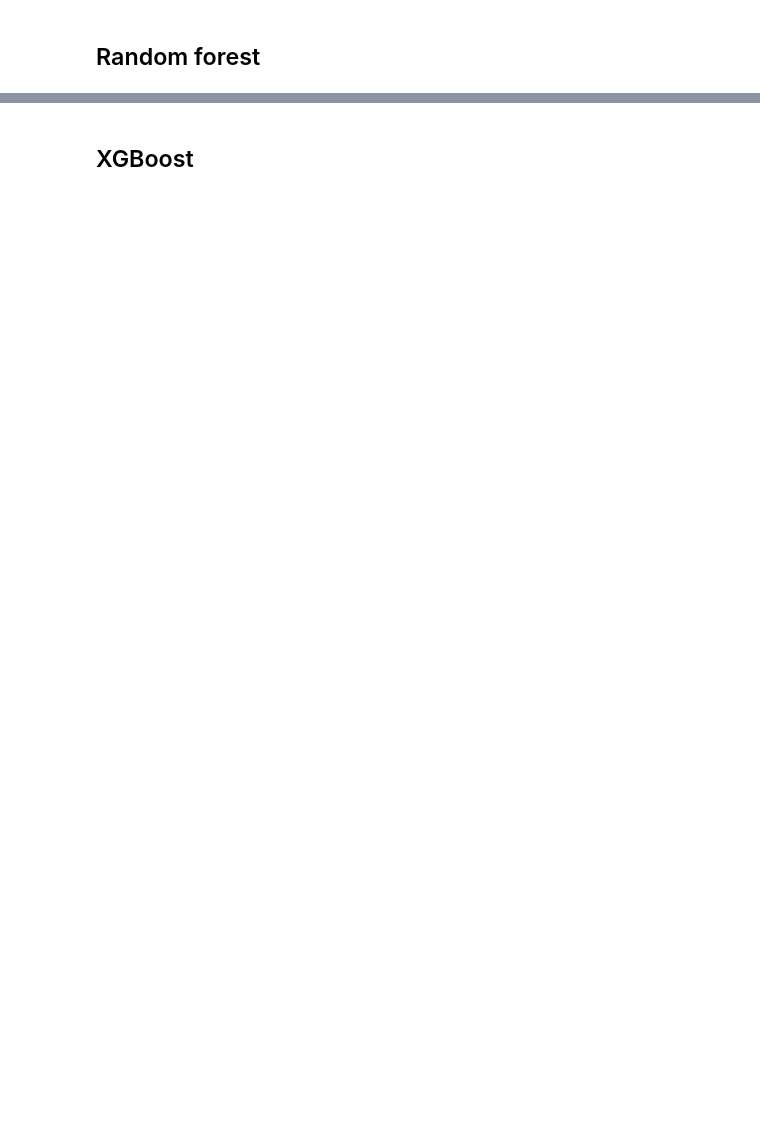
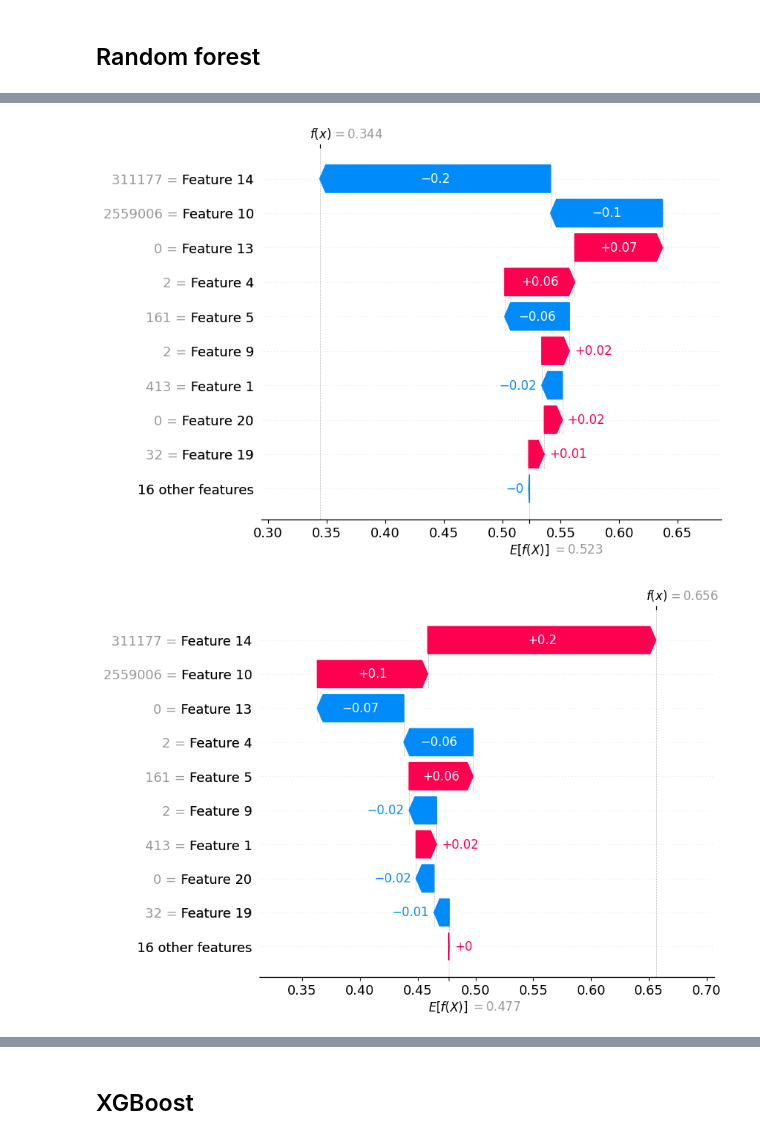
Before and after one commit to ViktoryaK/Classification_of_Black_Sea_Harbour_Porpoise_Acoustic_Signals, a Jupyter notebook: supervised_learning.ipynb, the cells around one changed output, grey strips where cells are left out. Saved outputs shown, nothing was run; the diff lists cells and outputs as text; code cells hidden in the pictures; blank space fills up the shorter version.

```diff
--- a/supervised_learning.ipynb
+++ b/supervised_learning.ipynb
@@ -143,0 +330,21 @@ plt.show()
+# %%
+explainer = shap.Explainer(rf_model, X_resampled)
+
+shap_values = explainer(test_x)
+
+shap.plots.waterfall(shap.Explanation(
+    values=shap_values.values[0][:, 1],
+    base_values=shap_values.base_values[0][1],
+    data=shap_values.data[0],
+    feature_names=shap_values.feature_names
+))
+
+shap.plots.waterfall(shap.Explanation(
+    values=shap_values.values[0][:, 0],
+    base_values=shap_values.base_values[0][0],
+    data=shap_values.data[0],
+    feature_names=shap_values.feature_names
+))
+# %% [output]
+[figure, added]
+[figure, added]
```
Also changed, not shown: parts of 22 cells of this notebook.
